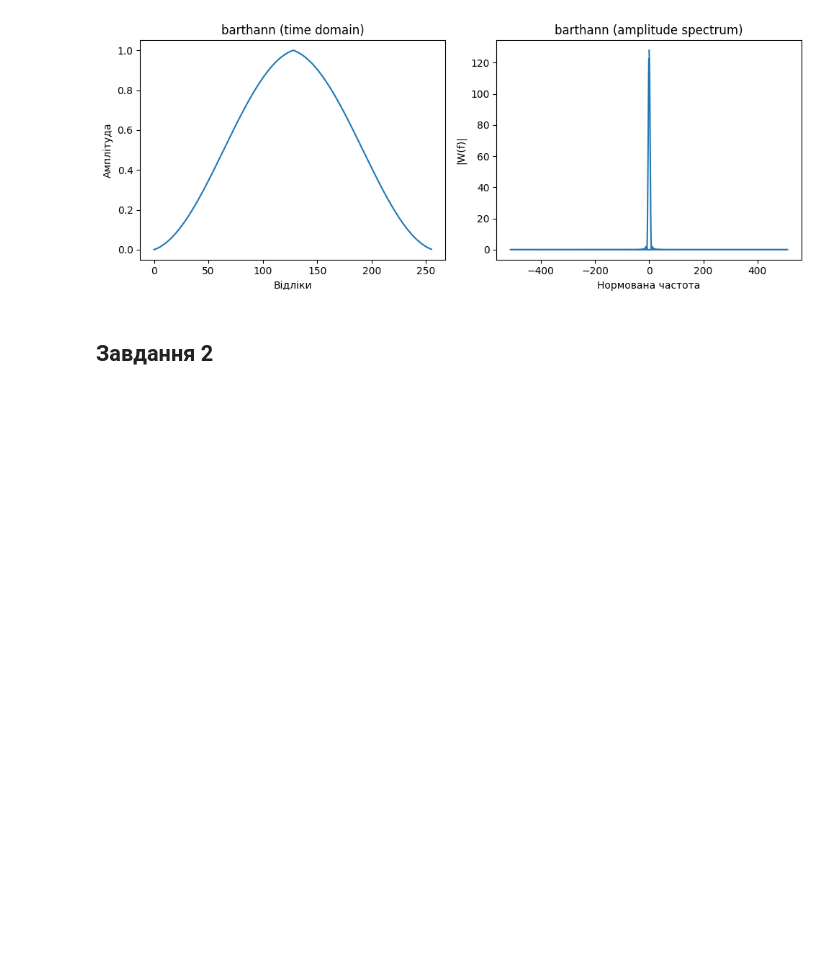
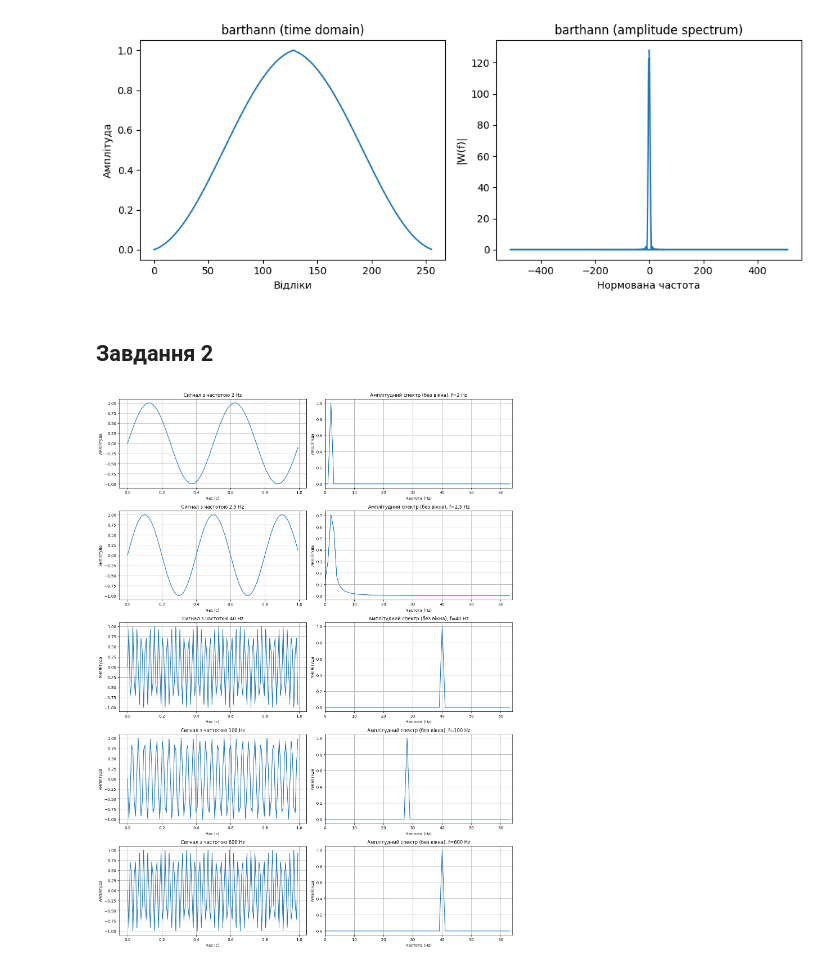
Before and after one commit to n1n1n1q/SignalProcessingLabs, a Jupyter notebook: lab03/sig_proc3_2.ipynb, the cells around one changed output. Cells and saved outputs as stored; diff of their text form; code cells hidden in the pictures; blank space fills up the shorter version.

```diff
--- a/lab03/sig_proc3_2.ipynb
+++ b/lab03/sig_proc3_2.ipynb
@@ -6,6 +6,15 @@
 import numpy as np
 import matplotlib.pyplot as plt
 from scipy.signal import get_window
+# %%
+def fft(signal, fs):
+    N = len(signal)
+    fft_vals = np.fft.fft(signal)
+
+    freqs = np.fft.fftfreq(N, 1/fs)[:N//2]
+    amplitudes = np.abs(fft_vals)[:N//2] / (N / 2)
+    amplitudes[0] /= 2
+    return freqs, amplitudes
 # %% [markdown]
 ## Завдання 1
 # %%
@@ -36,3 +45,7 @@ for wt in window_types:
 [figure]
 # %% [markdown]
 ## Завдання 2
+# %%
+T = 1
+amplitude = 1
+fs = 128
@@ -38,0 +54,28 @@ for wt in window_types:
+# %%
+time = np.arange(0, T, 1/fs)
+fig, axes = plt.subplots(5, 2, figsize=(15, 20))
+sin_freq = [2, 2.5, 40, 100, 600]
+signals_1 = []
+
+for i, f in enumerate(sin_freq):
+    signal = amplitude * np.sin(2 * np.pi * f * time)
+    freqs, amplitudes = fft(signal, fs)
+    signals_1.append((signal, freqs, amplitudes))
+
+    axes[i, 0].plot(time, signal)
+    axes[i, 0].set_title(f'Сигнал з частотою {f} Hz')
+    axes[i, 0].set_xlabel('Час (с)')
+    axes[i, 0].set_ylabel('Амплітуда')
+    axes[i, 0].grid(True)
+
+    axes[i, 1].plot(freqs, amplitudes)
+    axes[i, 1].set_title(f'Амплітудний спектр (без вікна), f={f} Hz')
+    axes[i, 1].set_xlabel('Частота (Hz)')
+    axes[i, 1].set_ylabel('Амплітуда')
+    axes[i, 1].grid(True)
+    axes[i, 1].set_xlim([0, fs/2])
+
+plt.tight_layout()
+plt.show()
+# %% [output]
+[figure, added]
```
Also changed, not shown: parts of 5 cells of this notebook.
